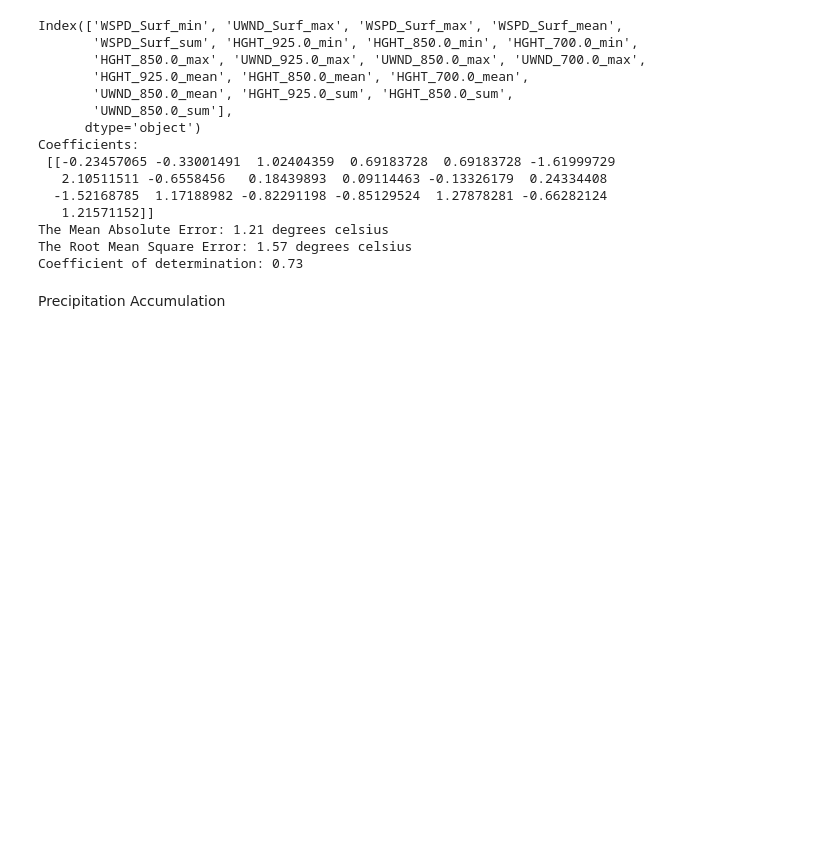
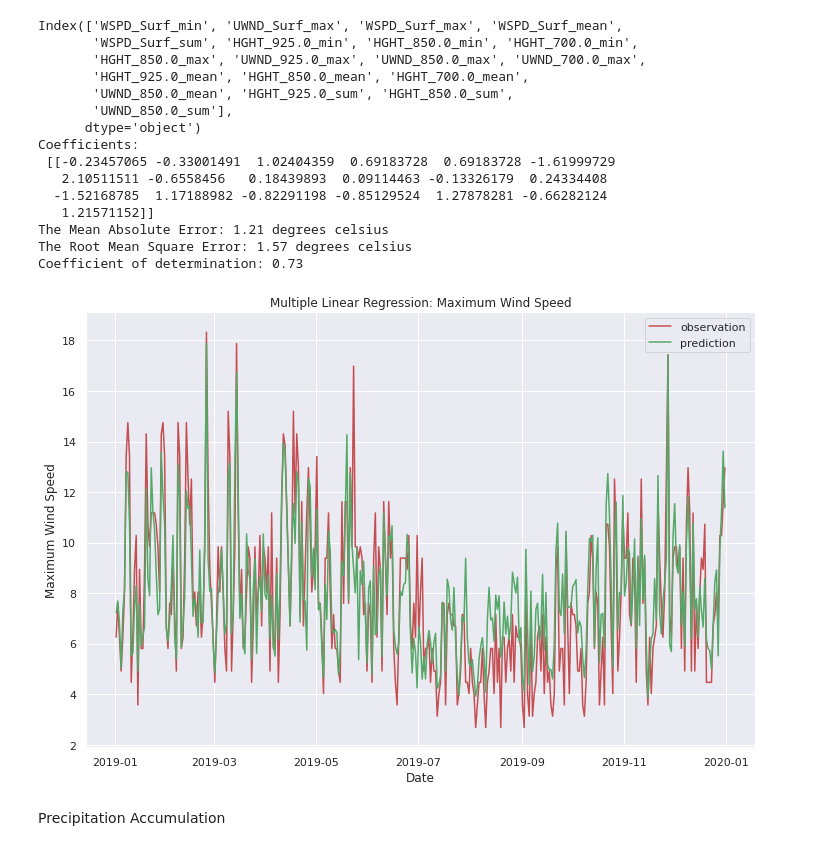
Before and after one commit to dfu2020/ATMS-597-SP-2020-Project-4, a Jupyter notebook: Project4_Joyce_v2_2.ipynb, the cells around one changed output. Saved outputs shown, nothing was run; the diff lists cells and outputs as text; code cells hidden in the pictures; blank space fills up the shorter version.

```diff
--- a/Project4_Joyce_v2_2.ipynb
+++ b/Project4_Joyce_v2_2.ipynb
@@ -417,6 +435,11 @@ Coefficients:
 The Mean Absolute Error: 1.21 degrees celsius
 The Root Mean Square Error: 1.57 degrees celsius
 Coefficient of determination: 0.73
+# %%
+# Plot predicted values against observed values
+lin_model_plot(variable = 'Maximum Wind Speed', jpg_name = 'linearregression_WMAX')
+# %% [output]
+[figure, added]
 # %% [markdown]
 Precipitation Accumulation
 # %%
```
Also changed, not shown: parts of 10 cells of this notebook.
